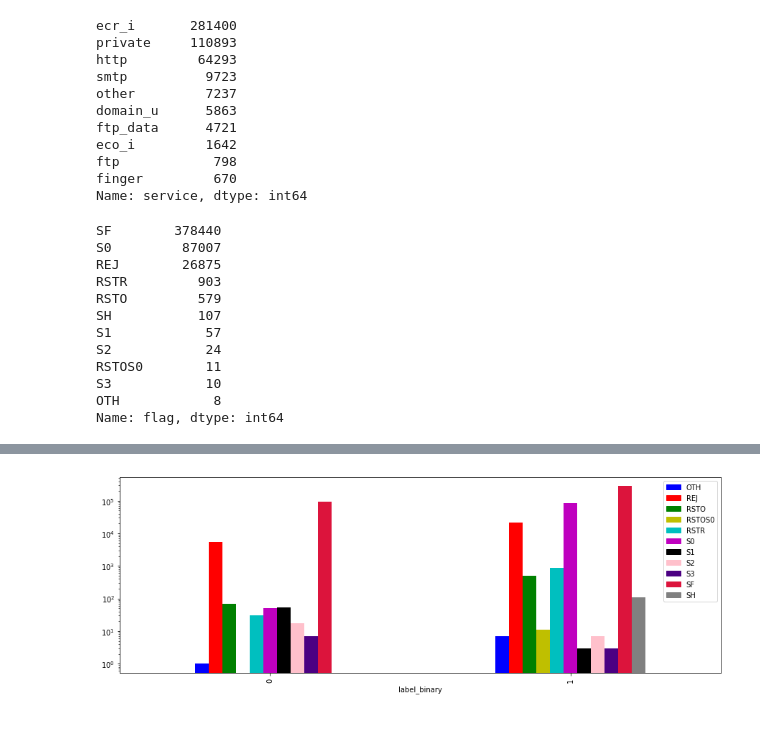
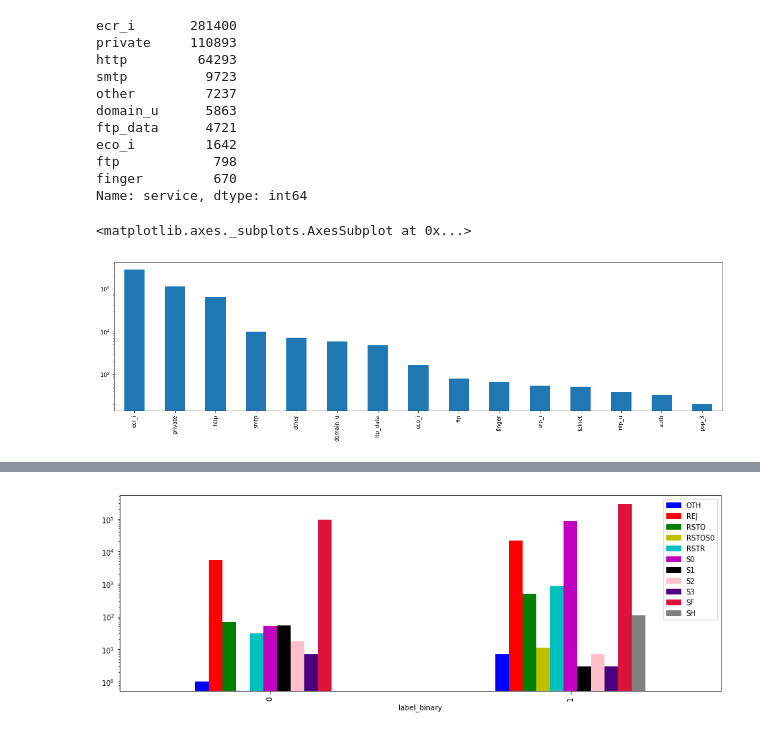
Before and after one commit to chinskiy/KDD-99, a Jupyter notebook: exploratory_analysis.ipynb, the cells around one changed output, grey strips where cells are left out. Saved outputs shown, nothing was run; the diff lists cells and outputs as text; code cells hidden in the pictures.

```diff
--- a/exploratory_analysis.ipynb
+++ b/exploratory_analysis.ipynb
@@ -153,18 +164,11 @@ eco_i         1642
 ftp            798
 finger         670
 Name: service, dtype: int64
-# %%
-data['flag'].value_counts()
-# %% [output]
-SF        378440
-S0         87007
-REJ        26875
-RSTR         903
-RSTO         579
-SH           107
-S1            57
-S2            24
-RSTOS0        11
-S3            10
-OTH            8
-Name: flag, dtype: int64
+# %%
+#all data by service
+pd.value_counts(data['service'], sort=True).mask(lambda x: x < 200)\
+                                           .dropna()\
+                                           .plot(kind='bar', logy=True, figsize=(20, 5))
+# %% [output]
+<matplotlib.axes._subplots.AxesSubplot at 0x...>
+[figure, added]
```
Also changed, not shown: parts of 6 cells of this notebook, 1 other file.
